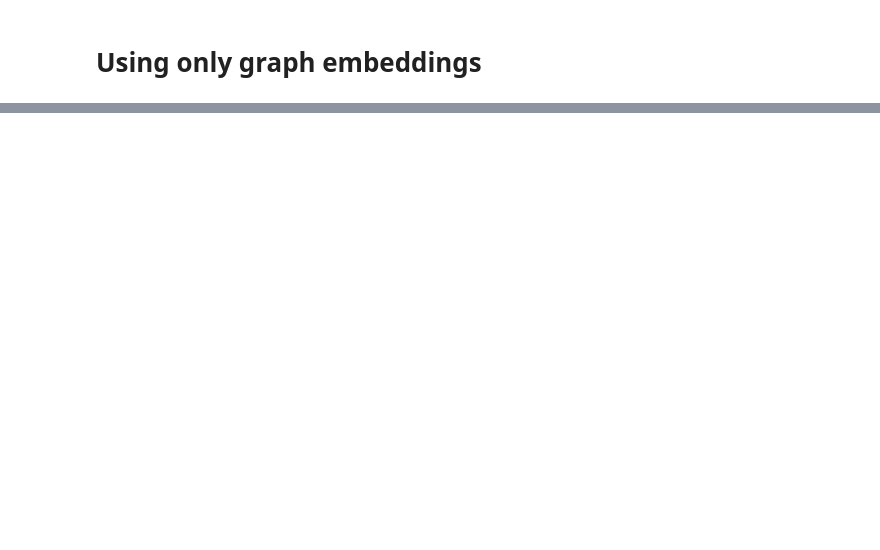
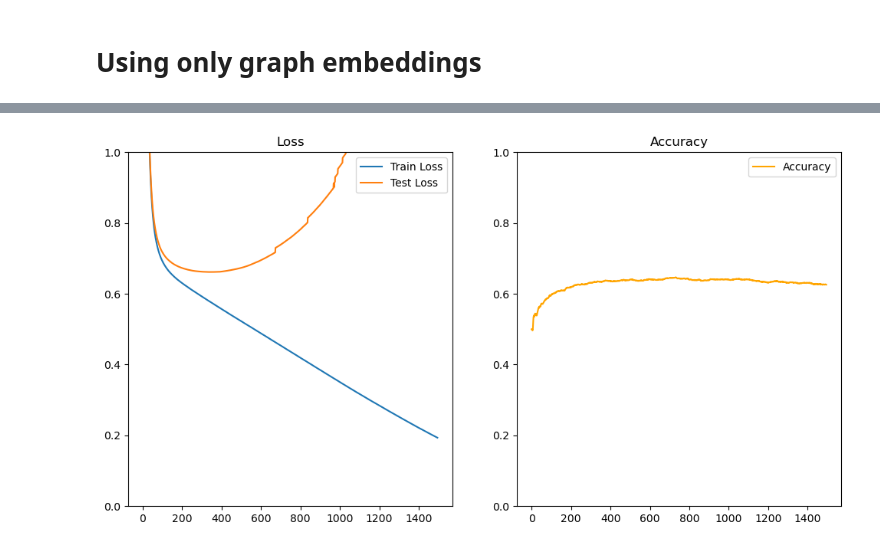
Before and after one commit to ArtemCh101/hse-sna-project, a Jupyter notebook: notebooks/gat.ipynb, the cells around one changed output, grey strips where cells are left out. Saved outputs shown, nothing was run; the diff lists cells and outputs as text; code cells hidden in the pictures; blank space fills up the shorter version.

```diff
--- a/notebooks/gat.ipynb
+++ b/notebooks/gat.ipynb
@@ -146,0 +195,7 @@ Accuracy 0.5969447708578144
+# %%
+cat_based = GraphSAGE(114, 128)
+optimizer = torch.optim.Adam(chain(cat_based.parameters(), G.ndata['cat_embs']), lr=0.001)
+# %%
+train_loop(cat_based, optimizer, 1500, 'cat_embs')
+# %% [output]
+[figure, added]
```
Also changed, not shown: parts of 44 cells of this notebook, 3 other files.
